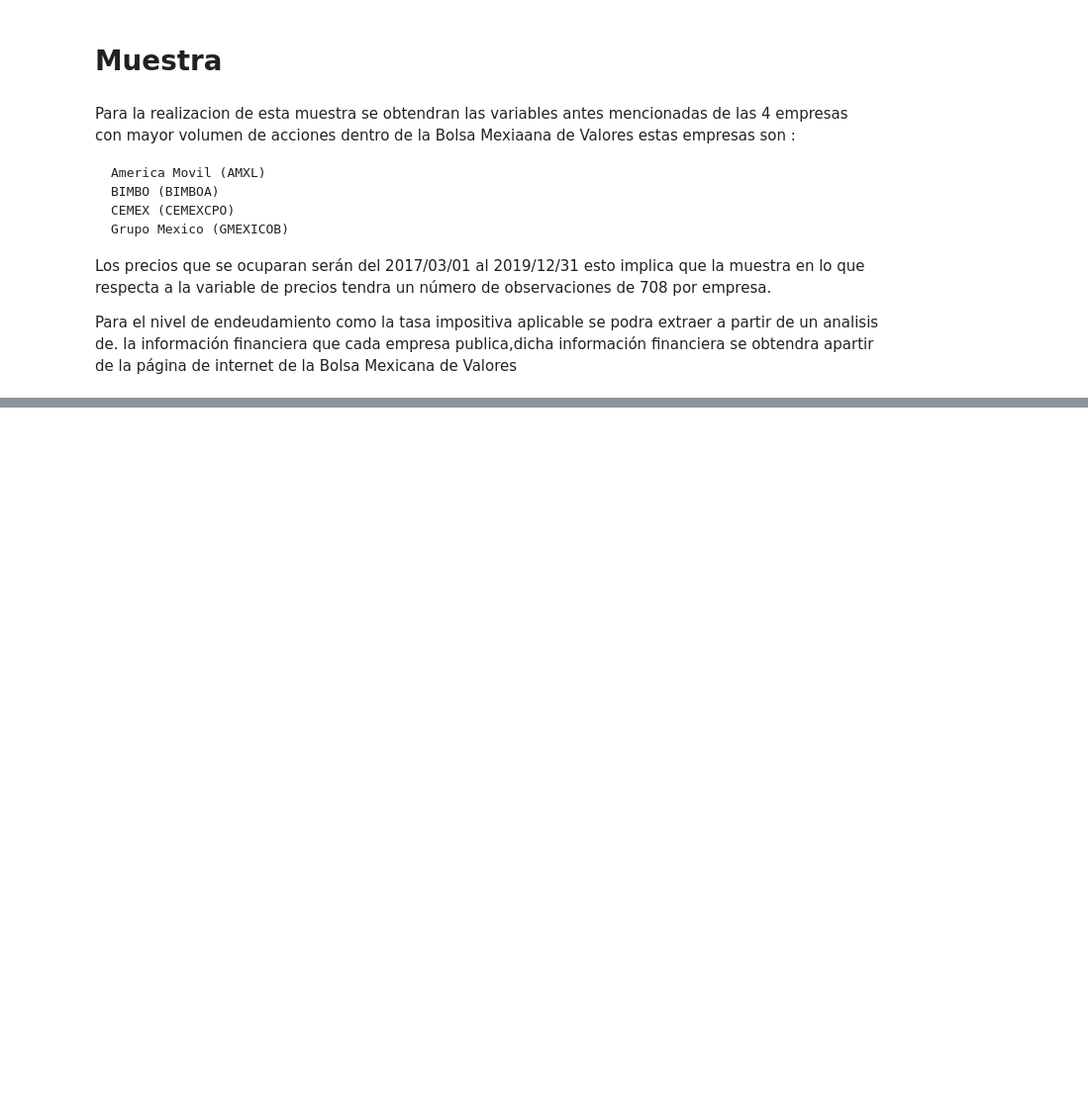
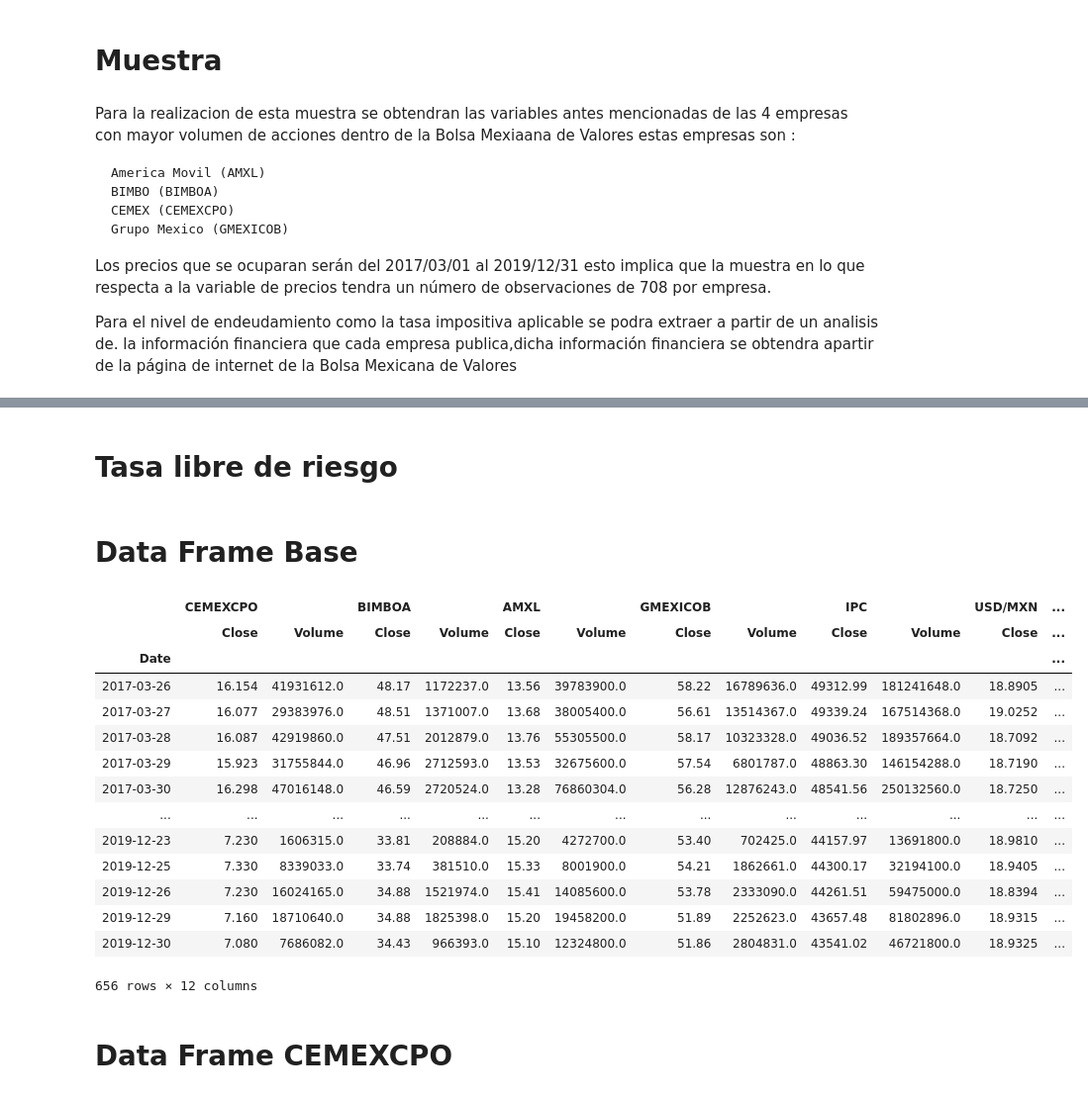
Before and after one commit to manueldiazrod97/trabajo_econometria_7, a Jupyter notebook: Proyecto Logit-GanarBolsa_2.ipynb, the cells around one changed output, grey strips where cells are left out. Shown at 99% size. Saved outputs shown, nothing was run; the diff lists cells and outputs as text; code cells hidden in the pictures; blank space fills up the shorter version.

```diff
--- a/Proyecto Logit-GanarBolsa_2.ipynb
+++ b/Proyecto Logit-GanarBolsa_2.ipynb
@@ -224,0 +140,7 @@ df_CEMEXCPO
+# %%
+df_IPC = investpy.get_index_historical_data(index='S&P/BMV IPC',
+                                        country='mexico',
+                                        from_date='27/03/2017',
+                                        to_date='31/12/2019')
+
+df_IPC =df_IPC.loc[:,["Close","Volume"]]
@@ -224,0 +149,39 @@ df_CEMEXCPO
+# %%
+df_usdmxn= investpy.get_currency_cross_historical_data(currency_cross='USD/MXN',
+                                                 from_date='27/03/2017',
+                                                 to_date='31/12/2019')
+df_usdmxn =df_usdmxn.loc[:,"Close"]
+# %% [markdown]
+# Tasa libre de riesgo
+# %%
+df_bonds=investpy.get_bond_historical_data(bond='Mexico 1M',
+                                  from_date='27/03/2017', to_date='31/12/2019')
+df_bonds=df_bonds.loc[:,"Close"]
+# %% [markdown]
+# Data Frame Base
+# %%
+df_base = pd.concat([df_CEMEXCPO,df_BIMBOA,df_AMXL,df_GMEXICOB,df_IPC,df_usdmxn,df_bonds],axis=1,
+                    keys=("CEMEXCPO","BIMBOA","AMXL","GMEXICOB","IPC","USD/MXN","MX 1M"))
+df_base=df_base.dropna()
+df_base=pd.DataFrame(df_base)
+# %%
+df_base
+# %% [output]
+|  | CEMEXCPO |  | BIMBOA |  | AMXL |  | GMEXICOB |  | IPC |  | USD/MXN | ... |
+|  | Close | Volume | Close | Volume | Close | Volume | Close | Volume | Close | Volume | Close | ... |
+| Date |  |  |  |  |  |  |  |  |  |  |  | ... |
+| 2017-03-26 | 16.154 | 41931612.0 | 48.17 | 1172237.0 | 13.56 | 39783900.0 | 58.22 | 16789636.0 | 49312.99 | 181241648.0 | 18.8905 | ... |
+| 2017-03-27 | 16.077 | 29383976.0 | 48.51 | 1371007.0 | 13.68 | 38005400.0 | 56.61 | 13514367.0 | 49339.24 | 167514368.0 | 19.0252 | ... |
+| 2017-03-28 | 16.087 | 42919860.0 | 47.51 | 2012879.0 | 13.76 | 55305500.0 | 58.17 | 10323328.0 | 49036.52 | 189357664.0 | 18.7092 | ... |
+| 2017-03-29 | 15.923 | 31755844.0 | 46.96 | 2712593.0 | 13.53 | 32675600.0 | 57.54 | 6801787.0 | 48863.30 | 146154288.0 | 18.7190 | ... |
+| 2017-03-30 | 16.298 | 47016148.0 | 46.59 | 2720524.0 | 13.28 | 76860304.0 | 56.28 | 12876243.0 | 48541.56 | 250132560.0 | 18.7250 | ... |
+| ... | ... | ... | ... | ... | ... | ... | ... | ... | ... | ... | ... | ... |
+| 2019-12-23 | 7.230 | 1606315.0 | 33.81 | 208884.0 | 15.20 | 4272700.0 | 53.40 | 702425.0 | 44157.97 | 13691800.0 | 18.9810 | ... |
+| 2019-12-25 | 7.330 | 8339033.0 | 33.74 | 381510.0 | 15.33 | 8001900.0 | 54.21 | 1862661.0 | 44300.17 | 32194100.0 | 18.9405 | ... |
+| 2019-12-26 | 7.230 | 16024165.0 | 34.88 | 1521974.0 | 15.41 | 14085600.0 | 53.78 | 2333090.0 | 44261.51 | 59475000.0 | 18.8394 | ... |
+| 2019-12-29 | 7.160 | 18710640.0 | 34.88 | 1825398.0 | 15.20 | 19458200.0 | 51.89 | 2252623.0 | 43657.48 | 81802896.0 | 18.9315 | ... |
+| 2019-12-30 | 7.080 | 7686082.0 | 34.43 | 966393.0 | 15.10 | 12324800.0 | 51.86 | 2804831.0 | 43541.02 | 46721800.0 | 18.9325 | ... |
+656 rows × 12 columns
+# %% [markdown]
+
+# Data Frame CEMEXCPO
```
Also changed, not shown: parts of 30 cells of this notebook.
